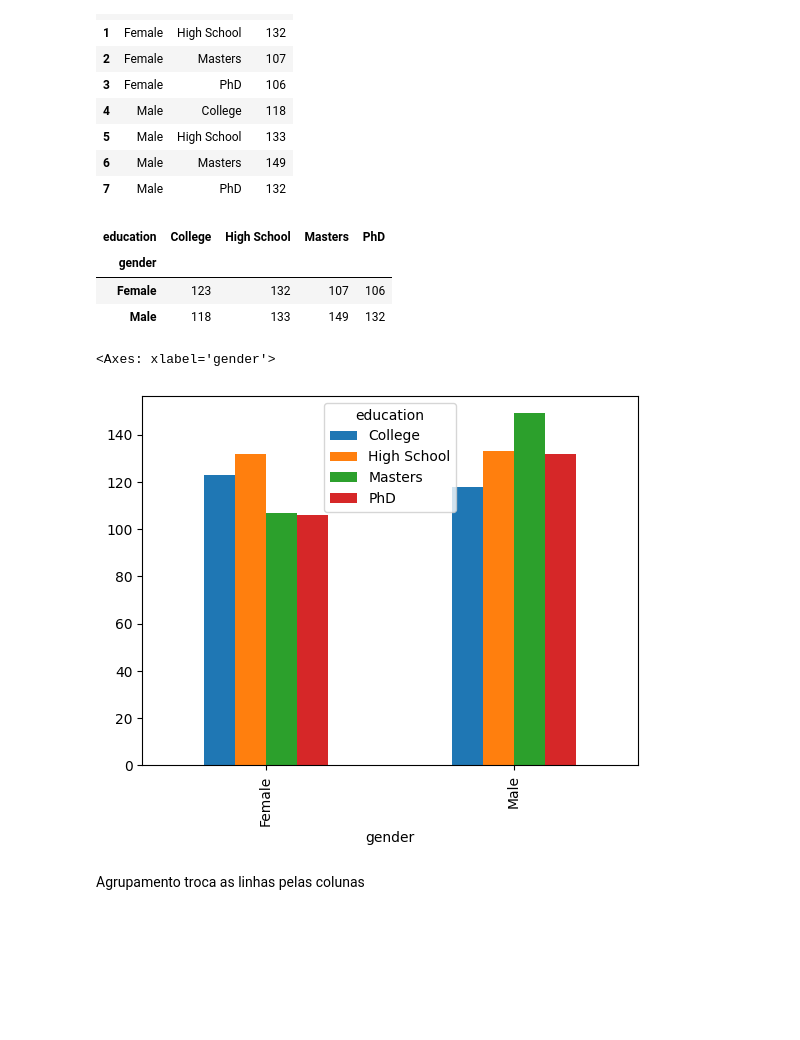
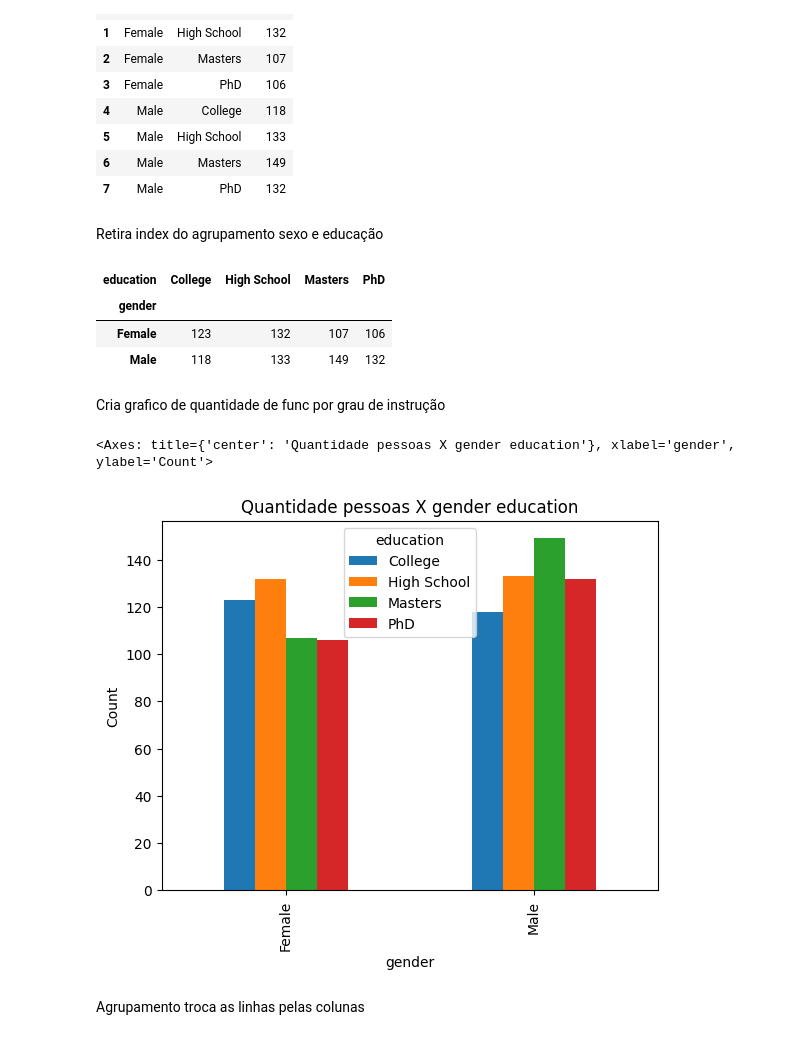
Before and after one commit to vilmarprado/mack_ling_prog_cie_dados, a Jupyter notebook: LP_T4_v2.ipynb, the cells around one changed output. Drawn from its saved outputs; the diff is of its cells as text; code cells hidden in the pictures; blank space fills up the shorter version.

```diff
--- a/LP_T4_v2.ipynb
+++ b/LP_T4_v2.ipynb
@@ -126,6 +126,8 @@ data_agrup
 | 5 | Male | High School | 133 |
 | 6 | Male | Masters | 149 |
 | 7 | Male | PhD | 132 |
+# %% [markdown]
+Retira index do agrupamento sexo e educação
 # %%
 df = data.groupby(['gender','education'], as_index=False).jobtitle.count()
 df.columns = ['gender','education','count']
@@ -138,11 +140,13 @@ df_pivot
 | gender |  |  |  |  |
 | Female | 123 | 132 | 107 | 106 |
 | Male | 118 | 133 | 149 | 132 |
+# %% [markdown]
+Cria grafico de quantidade de func por grau de instrução
 # %%
-df_pivot.plot(kind='bar')
+df_pivot.plot(kind='bar',ylabel = 'Count', title='Quantidade pessoas X gender education')
 # %% [output]
-<Axes: xlabel='gender'>
+<Axes: title={'center': 'Quantidade pessoas X gender education'}, xlabel='gender', ylabel='Count'>
-[figure, old version]
+[figure, new version]
 # %% [markdown]
 Agrupamento troca as linhas pelas colunas
 # %%
```
Also changed, not shown: parts of 38 cells of this notebook.
